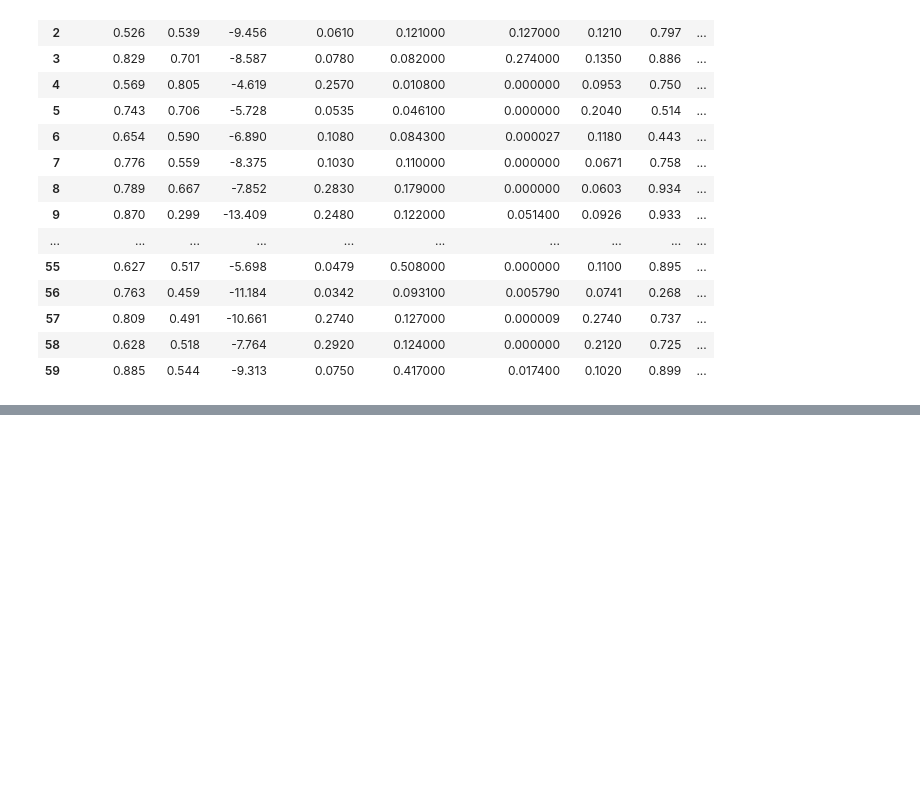
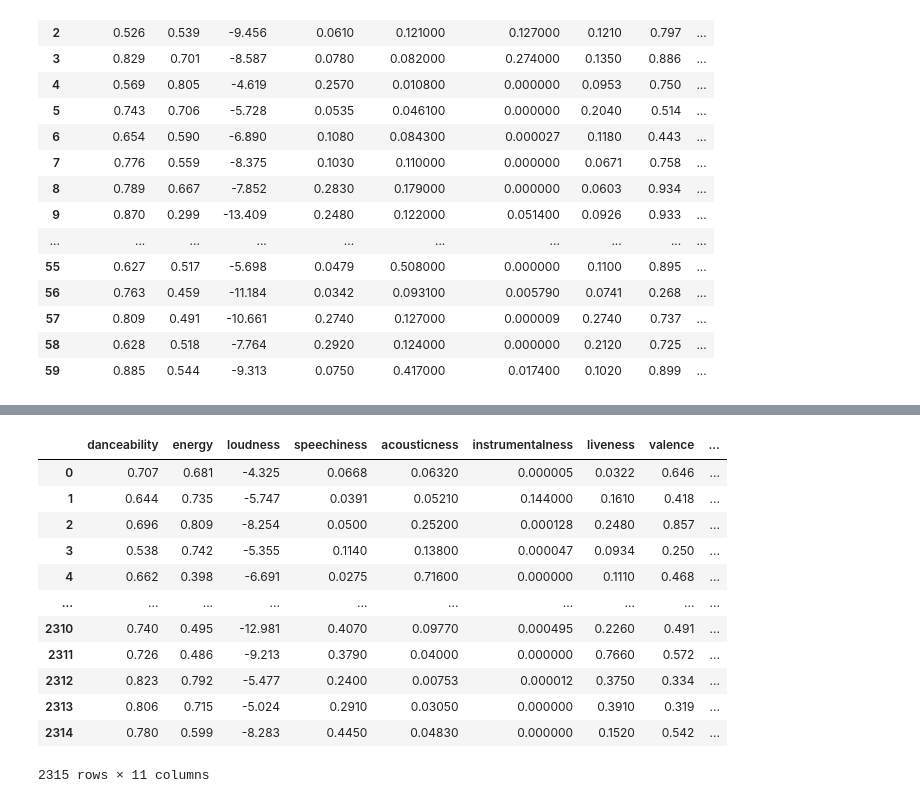
Before and after one commit to Sholypop/web_scrapping, a Jupyter notebook: Spotify_songRecommender_project.ipynb, the cells around one changed output, grey strips where cells are left out. Cells and saved outputs as stored; diff of their text form; code cells hidden in the pictures; blank space fills up the shorter version.

```diff
--- a/Spotify_songRecommender_project.ipynb
+++ b/Spotify_songRecommender_project.ipynb
@@ -201,0 +256,4 @@ roc,"37i9dQZF1DWZJhOVGWqUKF" mood,"37i9dQZF1DWTBz12MDeCuX"
+# %%
+# getting multiple playlist
+
+result = sp.user_playlists('spotify', limit = 30)
@@ -201,0 +280,6 @@ roc,"37i9dQZF1DWZJhOVGWqUKF" mood,"37i9dQZF1DWTBz12MDeCuX"
+# %%
+# extracting each playlist id into an empty list
+
+playlist_id =[]
+for i in result['items']:
+    playlist_id.append(i["id"])
@@ -201,0 +309,4 @@ roc,"37i9dQZF1DWZJhOVGWqUKF" mood,"37i9dQZF1DWTBz12MDeCuX"
+# %%
+tracks = []
+for i in playlist_id:
+    tracks += get_playlist_tracks("spotify", i)
@@ -201,0 +382,9 @@ roc,"37i9dQZF1DWZJhOVGWqUKF" mood,"37i9dQZF1DWTBz12MDeCuX"
+# %%
+list_of_audio_features=[]
+for item in range(len(tracks)):
+    #print (tracks[item]["track"]["id"])
+    list_of_audio_features.append(sp.audio_features(tracks[item]["track"]["id"])[0])
+    # respectful nap:
+    wait_time = randint(1,2)
+    print("I will sleep for " + str(wait_time) + " second/s.")
+    #sleep(wait_time)
@@ -201,0 +410,20 @@ roc,"37i9dQZF1DWZJhOVGWqUKF" mood,"37i9dQZF1DWTBz12MDeCuX"
+# %%
+df=pd.DataFrame(list_of_audio_features)
+df=df[["danceability","energy","loudness","speechiness","acousticness",
+    "instrumentalness","liveness","valence","tempo","id","duration_ms"]]
+
+df
+# %% [output]
+|  | danceability | energy | loudness | speechiness | acousticness | instrumentalness | liveness | valence | ... |
+| 0 | 0.707 | 0.681 | -4.325 | 0.0668 | 0.06320 | 0.000005 | 0.0322 | 0.646 | ... |
+| 1 | 0.644 | 0.735 | -5.747 | 0.0391 | 0.05210 | 0.144000 | 0.1610 | 0.418 | ... |
+| 2 | 0.696 | 0.809 | -8.254 | 0.0500 | 0.25200 | 0.000128 | 0.2480 | 0.857 | ... |
+| 3 | 0.538 | 0.742 | -5.355 | 0.1140 | 0.13800 | 0.000047 | 0.0934 | 0.250 | ... |
+| 4 | 0.662 | 0.398 | -6.691 | 0.0275 | 0.71600 | 0.000000 | 0.1110 | 0.468 | ... |
+| ... | ... | ... | ... | ... | ... | ... | ... | ... | ... |
+| 2310 | 0.740 | 0.495 | -12.981 | 0.4070 | 0.09770 | 0.000495 | 0.2260 | 0.491 | ... |
+| 2311 | 0.726 | 0.486 | -9.213 | 0.3790 | 0.04000 | 0.000000 | 0.7660 | 0.572 | ... |
+| 2312 | 0.823 | 0.792 | -5.477 | 0.2400 | 0.00753 | 0.000012 | 0.3750 | 0.334 | ... |
+| 2313 | 0.806 | 0.715 | -5.024 | 0.2910 | 0.03050 | 0.000000 | 0.3910 | 0.319 | ... |
+| 2314 | 0.780 | 0.599 | -8.283 | 0.4450 | 0.04830 | 0.000000 | 0.1520 | 0.542 | ... |
+2315 rows × 11 columns
```
Also changed, not shown: parts of 21 cells of this notebook, 21 other files.
